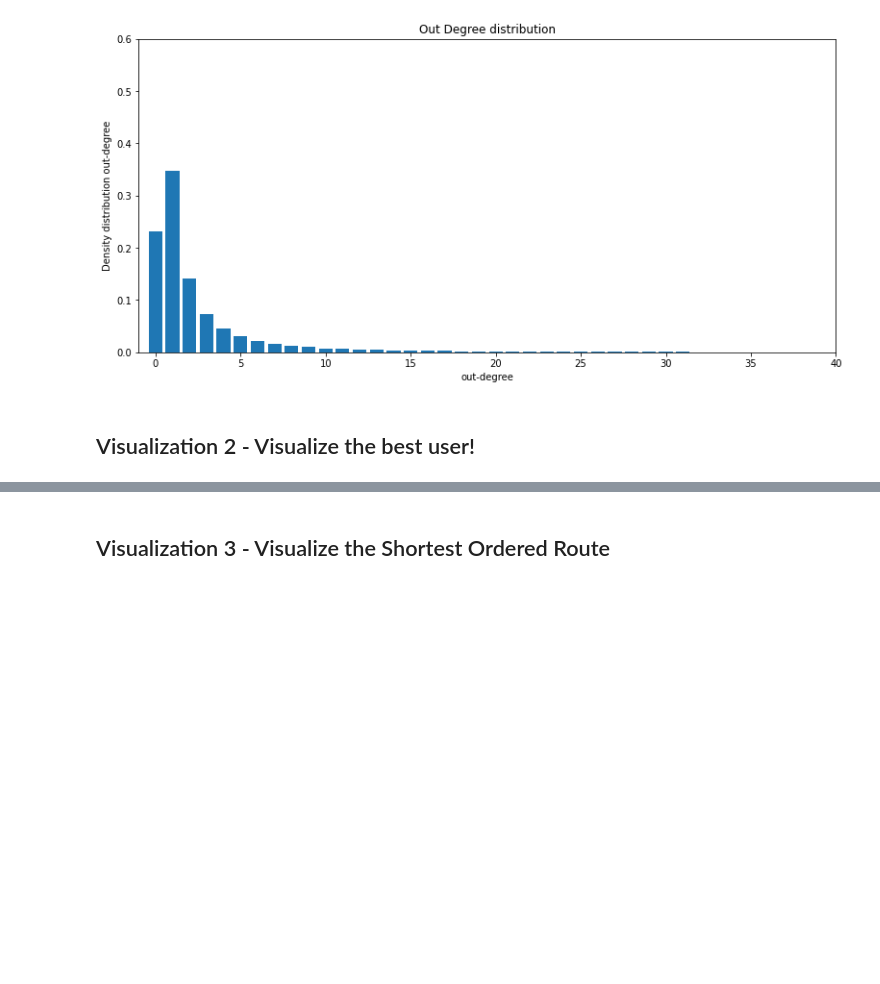
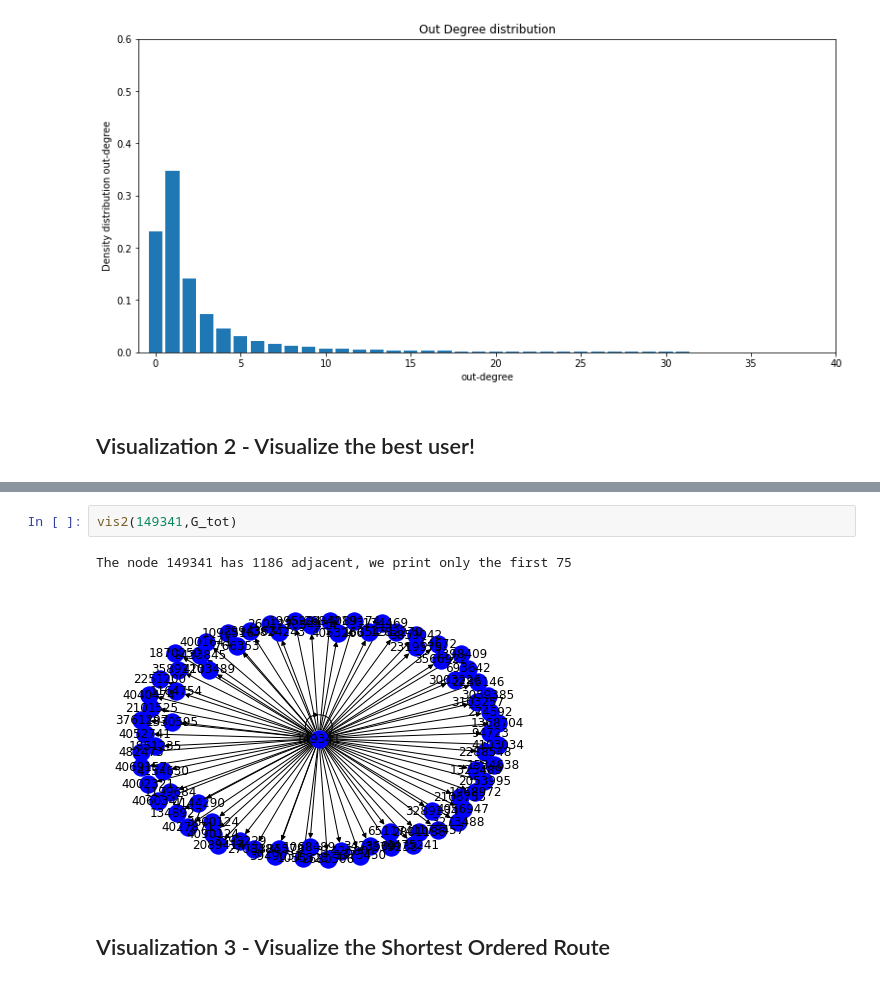
Before and after one commit to Andreagiordano99/ADM-HW5, a Jupyter notebook: main.ipynb, the cells around one changed output, grey strips where cells are left out. Cells and saved outputs as stored; diff of their text form; blank space fills up the shorter version.

```diff
--- a/main.ipynb
+++ b/main.ipynb
@@ -162,2 +175,7 @@ visualization_1(G_loops, 'c2a')
+# %%
+vis2(149341,G_tot)
+# %% [output]
+The node 149341 has 1186 adjacent, we print only the first 75
+[figure, added]
 # %% [markdown]
 ## Visualization 3 - Visualize the Shortest Ordered Route
```
Also changed, not shown: parts of 6 cells of this notebook, 3 other files.
